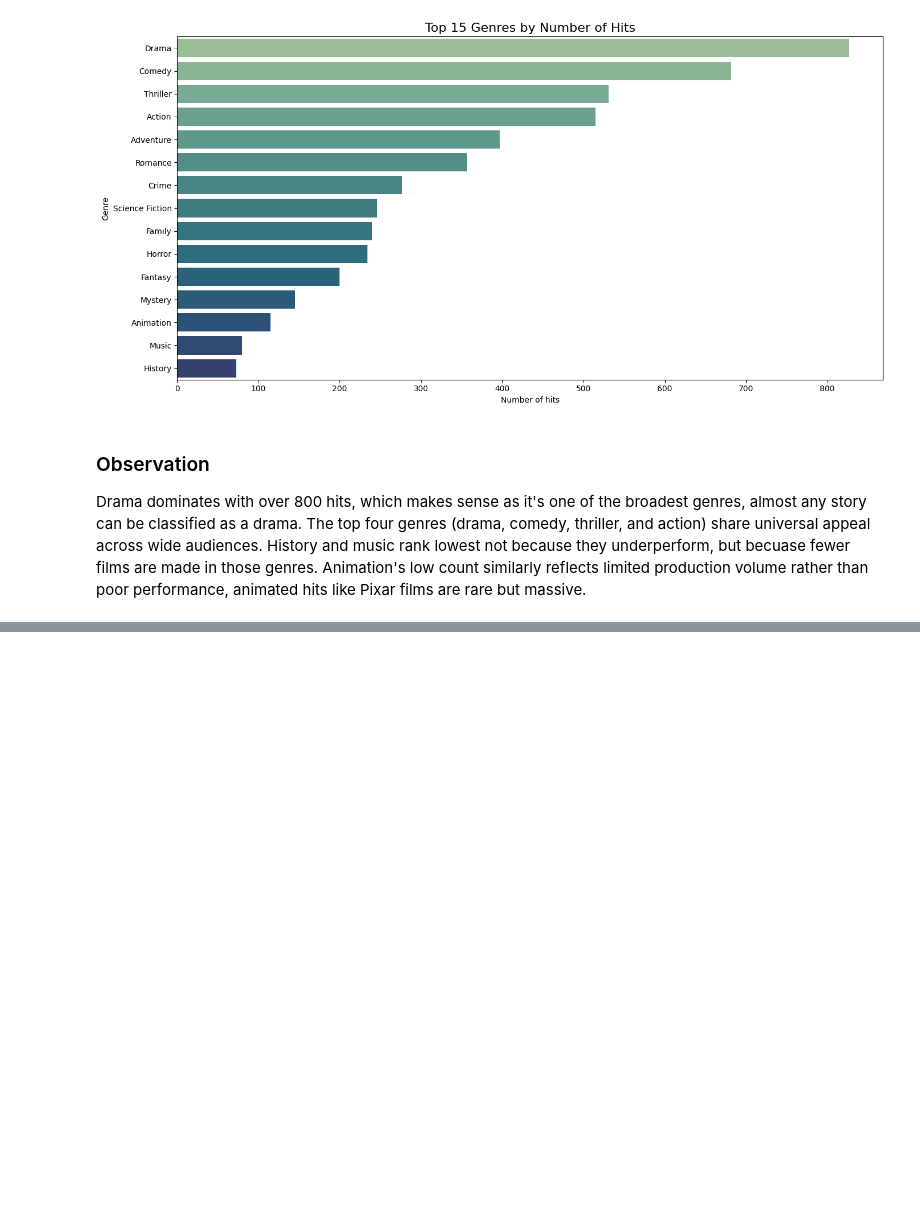
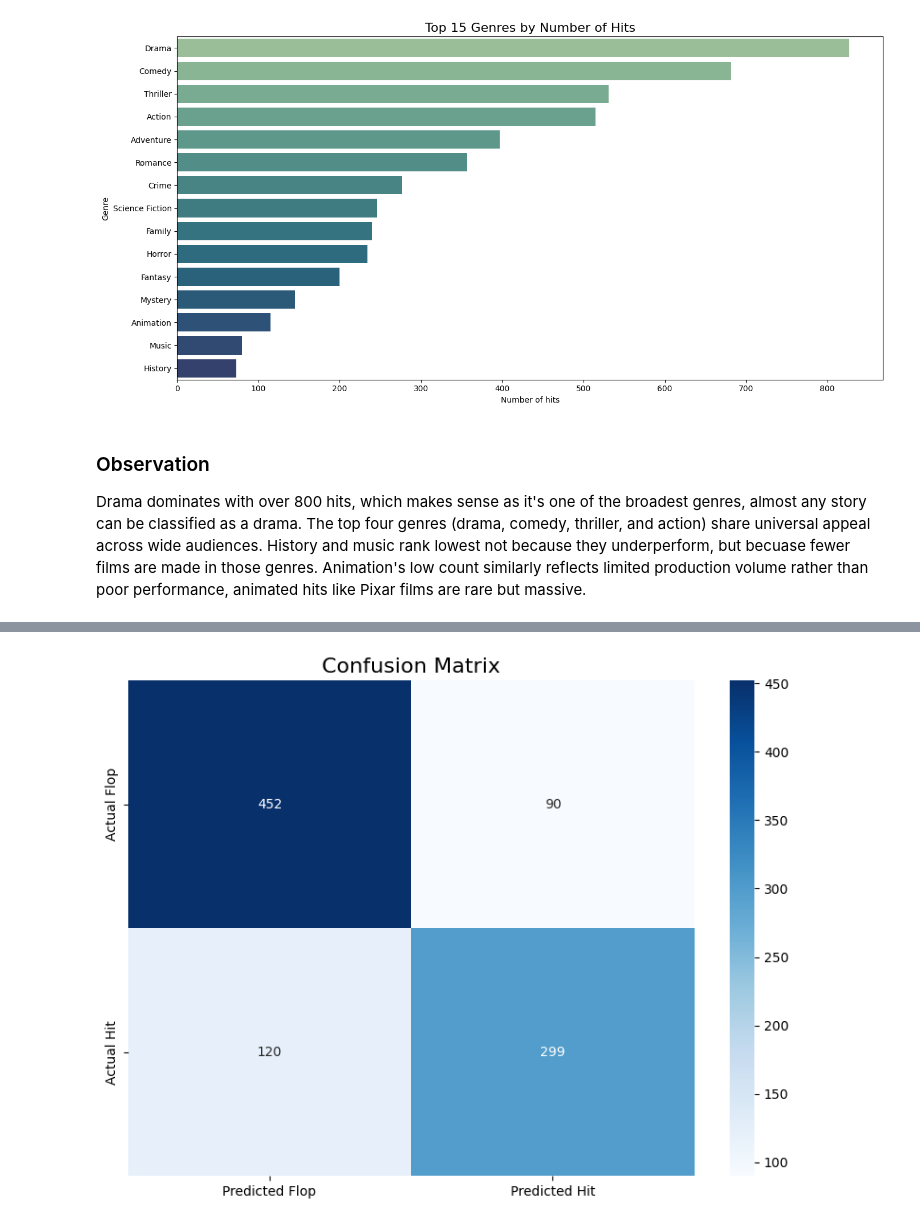
Before and after one commit to reddyme44-cloud/movie-prediction, a Jupyter notebook: analysis.ipynb, the cells around one changed output, grey strips where cells are left out. Saved outputs shown, nothing was run; the diff lists cells and outputs as text; code cells hidden in the pictures; blank space fills up the shorter version.

Commit message:
completed ML model, confusion matrix and feature importance analysis

```diff
--- a/analysis.ipynb
+++ b/analysis.ipynb
@@ -277,0 +299,12 @@ Drama dominates with over 800 hits, which makes sense as it's one of the broades
+# %%
+# Define the features
+feature_cols = ["budget", "popularity", "runtime", "vote_average", "vote_count"] + list(mlb.classes_)
+
+X = df_ml[feature_cols]
+y = df_ml["hit"]
+
+# Split into training and testing sets (80% train, 20% test)
+X_train, X_test, y_train, y_test = train_test_split(X, y, test_size=0.2, random_state = 42)
+
+print("Training set size:", X_train.shape)
+print("Testing set size:", X_test.shape)
@@ -277,0 +314,12 @@ Drama dominates with over 800 hits, which makes sense as it's one of the broades
+# %%
+# Build and train the model
+model = RandomForestClassifier(n_estimators=100, random_state=42)
+model.fit(X_train, y_train)
+
+# Make predictions on the test set
+y_pred = model.predict(X_test)
+
+# Evaluate
+print("Accuracy:", accuracy_score(y_test, y_pred))
+print("\nClassification Report:")
+print(classification_report(y_test, y_pred))
@@ -277,0 +338,12 @@ Drama dominates with over 800 hits, which makes sense as it's one of the broades
+# %%
+# Plot confusion matrix
+cm = confusion_matrix(y_test, y_pred)
+
+plt.figure(figsize=(8,6))
+sns.heatmap(cm, annot = True, fmt="d", cmap="Blues",
+            xticklabels=["Predicted Flop", "Predicted Hit"],
+            yticklabels=["Actual Flop", "Actual Hit"])
+plt.title("Confusion Matrix", fontsize = 16)
+plt.tight_layout()
+# %% [output]
+[figure, added]
```
Also changed, not shown: parts of 7 cells of this notebook.
